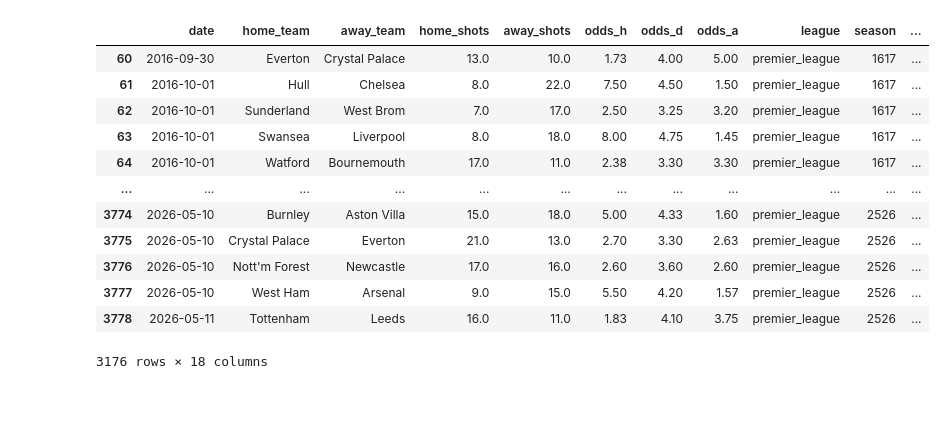
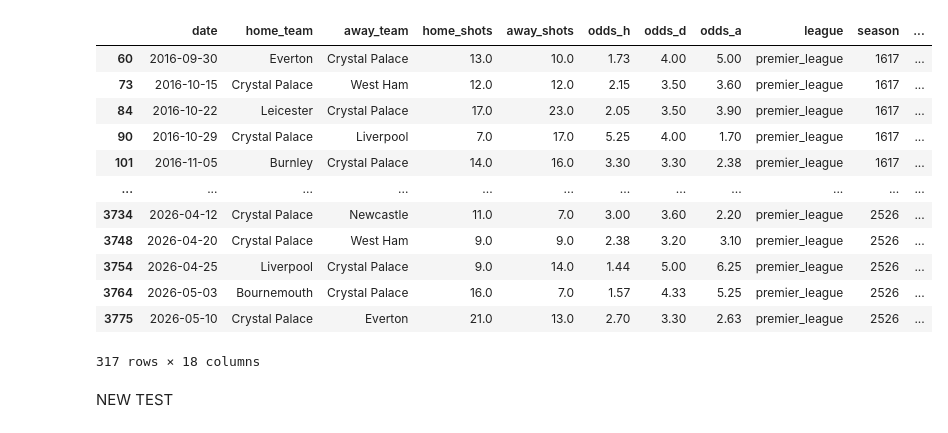
Before and after one commit to aaraval007-wq/shots-odds, a Jupyter notebook: test.ipynb, the cells around one changed output. Cells and saved outputs as stored; diff of their text form; code cells hidden in the pictures; blank space fills up the shorter version.

Commit message:
modified:   __pycache__/prepare_data.cpython-312.pyc 	modified:   next_steps.txt 	modified:   prepare_data.py 	new file:   team_name_map.json 	modified:   test.ipynb

```diff
--- a/test.ipynb
+++ b/test.ipynb
@@ -35,22 +0,0 @@ class PrepModel:
-# %%
-class PredictModel:
-    def __init__(self):
-        self.models = PrepModel()
-        self.model_home = self.models.model_home
-        self.model_away = self.models.model_away
-        self.home_features = self.models.home
-        self.away_features = self.models.away
-        self.alpha_home = self.models.model_home.params['alpha']
-        self.alpha_away = self.models.model_away.params['alpha']
-        self.data = self.models.past_data.future_data
-        self.future_data = self.predict()
-
-    def predict(self):
-        X_home = sm.add_constant(self.data[self.home_features], has_constant='add')
-        X_away = sm.add_constant(self.data[self.away_features], has_constant='add')
-
-        future_data = self.data.drop(columns=['home_shots', 'away_shots'], errors='ignore')
-        future_data['mu_home'] = self.model_home.predict(X_home)
-        future_data['mu_away'] = self.model_away.predict(X_away)
-
-        return future_data
@@ -87,16 +33,18 @@ predictor.future_data.loc[predictor.future_data['league'] == "premier_league"]
 # %%
-predictor.models.past_data.data.loc[predictor.models.past_data.data['league'] == "premier_league"]
+predictor.models.past_data.data.loc[(predictor.models.past_data.data['home_team'] == "Crystal Palace") | (predictor.models.past_data.data['away_team'] == "Crystal Palace")]
 # %% [output]
 |  | date | home_team | away_team | home_shots | away_shots | odds_h | odds_d | odds_a | league | season | ... |
 | 60 | 2016-09-30 | Everton | Crystal Palace | 13.0 | 10.0 | 1.73 | 4.00 | 5.00 | premier_league | 1617 | ... |
-| 61 | 2016-10-01 | Hull | Chelsea | 8.0 | 22.0 | 7.50 | 4.50 | 1.50 | premier_league | 1617 | ... |
-| 62 | 2016-10-01 | Sunderland | West Brom | 7.0 | 17.0 | 2.50 | 3.25 | 3.20 | premier_league | 1617 | ... |
-| 63 | 2016-10-01 | Swansea | Liverpool | 8.0 | 18.0 | 8.00 | 4.75 | 1.45 | premier_league | 1617 | ... |
-| 64 | 2016-10-01 | Watford | Bournemouth | 17.0 | 11.0 | 2.38 | 3.30 | 3.30 | premier_league | 1617 | ... |
+| 73 | 2016-10-15 | Crystal Palace | West Ham | 12.0 | 12.0 | 2.15 | 3.50 | 3.60 | premier_league | 1617 | ... |
+| 84 | 2016-10-22 | Leicester | Crystal Palace | 17.0 | 23.0 | 2.05 | 3.50 | 3.90 | premier_league | 1617 | ... |
+| 90 | 2016-10-29 | Crystal Palace | Liverpool | 7.0 | 17.0 | 5.25 | 4.00 | 1.70 | premier_league | 1617 | ... |
+| 101 | 2016-11-05 | Burnley | Crystal Palace | 14.0 | 16.0 | 3.30 | 3.30 | 2.38 | premier_league | 1617 | ... |
 | ... | ... | ... | ... | ... | ... | ... | ... | ... | ... | ... | ... |
-| 3774 | 2026-05-10 | Burnley | Aston Villa | 15.0 | 18.0 | 5.00 | 4.33 | 1.60 | premier_league | 2526 | ... |
+| 3734 | 2026-04-12 | Crystal Palace | Newcastle | 11.0 | 7.0 | 3.00 | 3.60 | 2.20 | premier_league | 2526 | ... |
+| 3748 | 2026-04-20 | Crystal Palace | West Ham | 9.0 | 9.0 | 2.38 | 3.20 | 3.10 | premier_league | 2526 | ... |
+| 3754 | 2026-04-25 | Liverpool | Crystal Palace | 9.0 | 14.0 | 1.44 | 5.00 | 6.25 | premier_league | 2526 | ... |
+| 3764 | 2026-05-03 | Bournemouth | Crystal Palace | 16.0 | 7.0 | 1.57 | 4.33 | 5.25 | premier_league | 2526 | ... |
 | 3775 | 2026-05-10 | Crystal Palace | Everton | 21.0 | 13.0 | 2.70 | 3.30 | 2.63 | premier_league | 2526 | ... |
-| 3776 | 2026-05-10 | Nott'm Forest | Newcastle | 17.0 | 16.0 | 2.60 | 3.60 | 2.60 | premier_league | 2526 | ... |
-| 3777 | 2026-05-10 | West Ham | Arsenal | 9.0 | 15.0 | 5.50 | 4.20 | 1.57 | premier_league | 2526 | ... |
-| 3778 | 2026-05-11 | Tottenham | Leeds | 16.0 | 11.0 | 1.83 | 4.10 | 3.75 | premier_league | 2526 | ... |
-3176 rows × 18 columns
+317 rows × 18 columns
+# %% [markdown]
+NEW TEST
```
Also changed, not shown: parts of 11 cells of this notebook, 3 other files.
